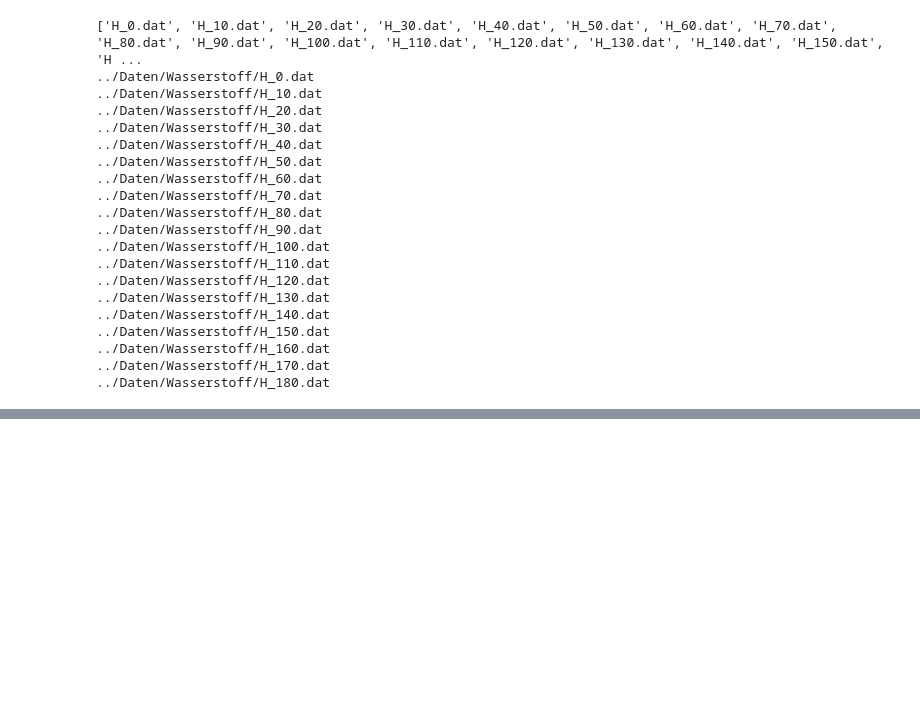
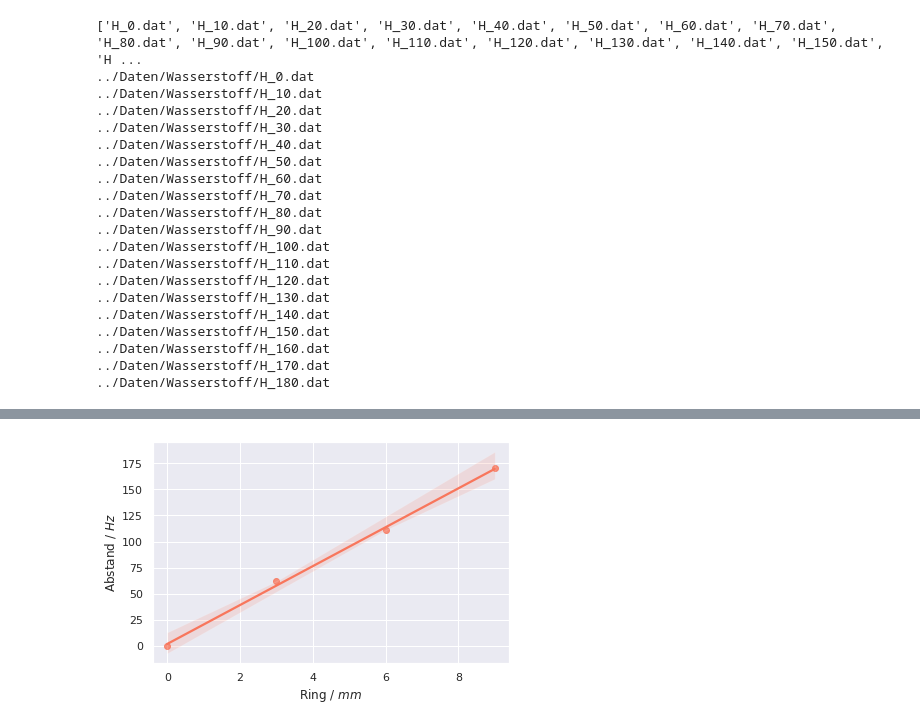
Before and after one commit to lydiavonderweiden/V23-1, a Jupyter notebook: Code/plots.ipynb, the cells around one changed output, grey strips where cells are left out. Drawn from its saved outputs; the diff is of its cells as text; code cells hidden in the pictures; blank space fills up the shorter version.

```diff
--- a/Code/plots.ipynb
+++ b/Code/plots.ipynb
@@ -189,0 +246,15 @@ for i,p in enumerate(peakall):
+# %%
+rings = [0,3,6,9]
+d = {'ring': rings, 'ab': distances}
+df = pd.DataFrame(data=d)
+plt.clf()
+plt.close()
+sns.regplot(x="ring",y= "ab", data=df,color=cmap[4])
+plt.xlabel(f"Ring / $mm$")
+plt.ylabel(f"Abstand / $Hz$")
+plt.xlim(-0.4,9.4)
+plt.tight_layout()
+plt.savefig(os.path.join(pathWass,"spaltGesamt.pdf"))
+plt.show()
+# %% [output]
+[figure, added]
```
Also changed, not shown: parts of 16 cells of this notebook, 59 other files.
